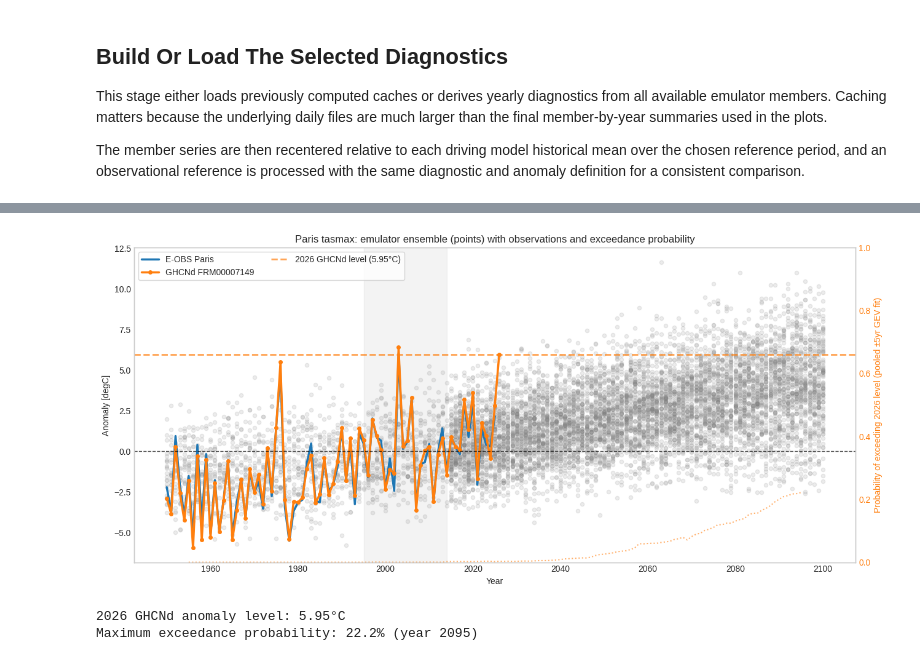
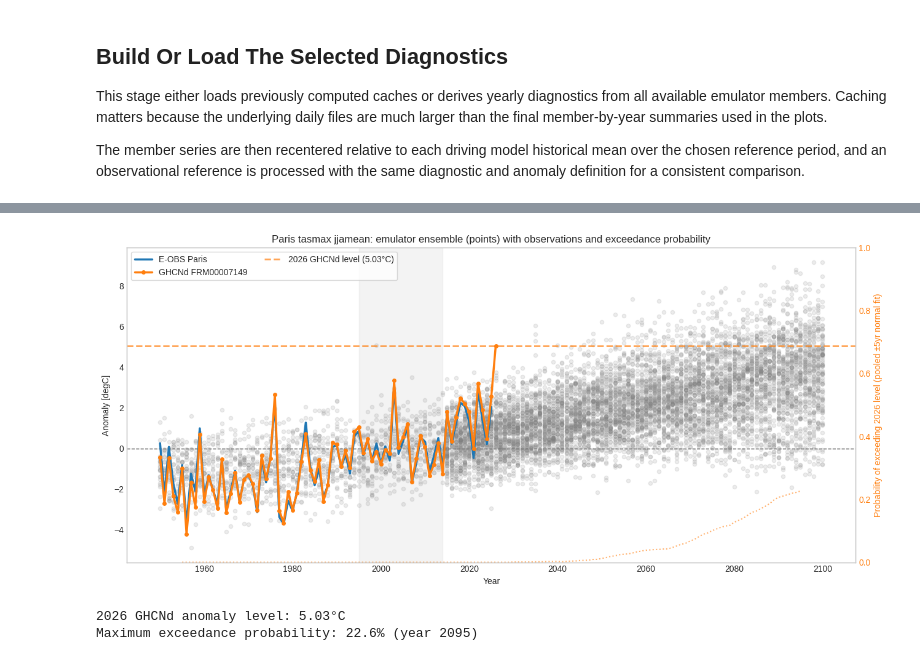
Before and after one commit to jesusff/T33-Emulator-hub, a Jupyter notebook: notebooks/city_level_emulator_ensemble_and_observations.ipynb, the cells around one changed output, grey strips where cells are left out. Cells and saved outputs as stored; diff of their text form; code cells hidden in the pictures.

```diff
--- a/notebooks/city_level_emulator_ensemble_and_observations.ipynb
+++ b/notebooks/city_level_emulator_ensemble_and_observations.ipynb
@@ -15,7 +15,7 @@ This block defines the selected city, local paths, active climate metric, diagno
 # %%
 CITY = "Paris"
 VARIABLE = "tasmax"  # "pr", "tasmin", "tasmax"
-DIAGNOSTIC_ID = "tx15day"  # "djfmean", "tn20", "tx15day", "rx1day"
+DIAGNOSTIC_ID = "jjamean"  # "djfmean", "tn20", "tx15day", "rx1day"
 REFERENCE_PERIOD = slice(1995, 2014)
 HIGHLIGHT_MEMBERS = ["NorESM2-MM_historical_r1i1p1f1", "NorESM2-MM_ssp370_r1i1p1f1"]
 GHCND_STATION = "FRM00007149"
@@ -177,8 +177,8 @@ pd.DataFrame(
 # %%
 if CITY == "Paris":
-    if DIAGNOSTIC_ID != "tx15day":
+    if not DIAGNOSTIC_ID in ["tx15day", "jjamean"]:
         raise ValueError(
-            "The GHCNd Paris comparison supports tx15day only"
+            "The GHCNd Paris comparison supports tx15day and jjamean only"
         )
 
     ghcnd_columns = [
@@ -209,7 +209,7 @@ if CITY == "Paris":
             ),
         },
     )
-    ghcnd_metric = yearly_max_15day_mean(
+    ghcnd_metric = METRIC_FUNCTIONS[config["DIAGNOSTIC_ID"]](
         ghcnd_series, config
     ).rename("ghcnd_metric")
     # retain only 1950-2026, since the early years have too many missings
@@ -288,6 +288,6 @@ GHCNd historical reference: 29.18 degC
 # %%
 import numpy as np
-from scipy.stats import genextreme
+from scipy.stats import genextreme, norm
 
 if CITY == "Paris":
     ghcnd_2026_anomaly = (
@@ -348,12 +348,28 @@ if CITY == "Paris":
         shape, loc, scale = genextreme.fit(window_data)
         return genextreme.sf(threshold, shape, loc=loc, scale=scale)
 
+    def pooled_normal_exceedance_probability(year, threshold, half_window=POOL_HALF_WINDOW, min_samples=8):
+        # neighboring years share essentially the same forcing, so pooling
+        # +-half_window years around the target year gives a larger, still
+        # representative sample of the stochastic block-maxima for that period
+        window_data = anomaly_metric.sel(
+            year=slice(year - half_window, year + half_window)
+        ).values.ravel()
+        window_data = window_data[~np.isnan(window_data)]
+        if len(window_data) < min_samples:
+            return (window_data > threshold).sum() / len(window_data)
+        loc, scale = norm.fit(window_data)
+        return norm.sf(threshold, loc=loc, scale=scale)
+
     all_years = sorted(anomaly_metric.year.values)
     valid_years = [
         y for y in all_years
         if y - POOL_HALF_WINDOW >= all_years[0]
         and y + POOL_HALF_WINDOW <= all_years[-1]
     ]
+
+    exceedance_prob_function = pooled_gev_exceedance_probability  if DIAGNOSTIC_ID in ["tx15day",] else pooled_normal_exceedance_probability
+    exceedance_prob_label = "GEV" if DIAGNOSTIC_ID in ["tx15day",] else "normal"
 
     exceedance_prob = []
     years = []
@@ -370,10 +386,10 @@ if CITY == "Paris":
         linewidth=1.5,
         alpha=0.6,
         linestyle=":",
-        label=f"Exceedance probability (pooled ±{POOL_HALF_WINDOW}yr GEV fit)",
+        label=f"Exceedance probability (pooled ±{POOL_HALF_WINDOW}yr {exceedance_prob_label} fit)",
     )
     ax2.set_ylabel(
-        f"Probability of exceeding 2026 level (pooled ±{POOL_HALF_WINDOW}yr GEV fit)",
+        f"Probability of exceeding 2026 level (pooled ±{POOL_HALF_WINDOW}yr {exceedance_prob_label} fit)",
         color="#ff7f0e",
     )
     ax2.tick_params(axis="y", labelcolor="#ff7f0e")
@@ -381,7 +397,7 @@ if CITY == "Paris":
     ax2.grid(False)
 
     ax1.set_title(
-        f"{CITY} {VARIABLE}: emulator ensemble (points) with "
+        f"{CITY} {VARIABLE} {DIAGNOSTIC_ID}: emulator ensemble (points) with "
         "observations and exceedance probability",
     )
     ax1.set_xlabel("Year")
@@ -398,36 +414,37 @@ if CITY == "Paris":
     ax1.axhline(
         0,
         color="black",
         linewidth=1.0,
         linestyle="--",
+        zorder=0,
         alpha=0.7,
     )
     ax1.legend(
         loc="upper left",
         frameon=True,
         ncols=2,
     )
     ax1.grid(False)
     plt.tight_layout()
 
     save_figure(
         fig,
         f"104_{CITY}_{VARIABLE}_{DIAGNOSTIC_ID}_points_exceedance",
         config,
     )
     plt.show()
 
     print(
         f"2026 GHCNd anomaly level: {ghcnd_2026_anomaly:.2f}°C"
     )
     print(
         f"Maximum exceedance probability: "
         f"{max(exceedance_prob):.1%} (year {years[exceedance_prob.index(max(exceedance_prob))]})"
     )
 # %% [output]
-[figure, old version]
+[figure, new version]
-2026 GHCNd anomaly level: 5.95°C
-Maximum exceedance probability: 22.2% (year 2095)
+2026 GHCNd anomaly level: 5.03°C
+Maximum exceedance probability: 22.6% (year 2095)
 # %%
 # GHCNd Paris station daily TMAX records for a selected year (line) over
 # daily records from all other years (points). No emulator; all observed.
```
Also changed, not shown: parts of 6 cells of this notebook, 1 other file.
